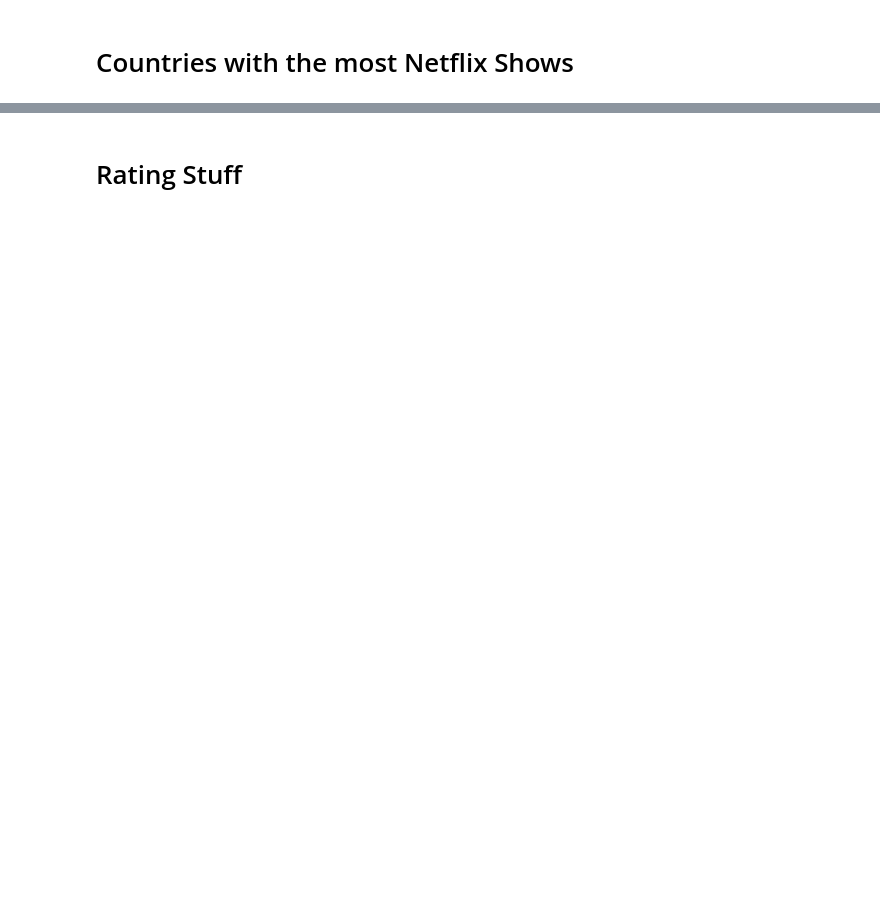
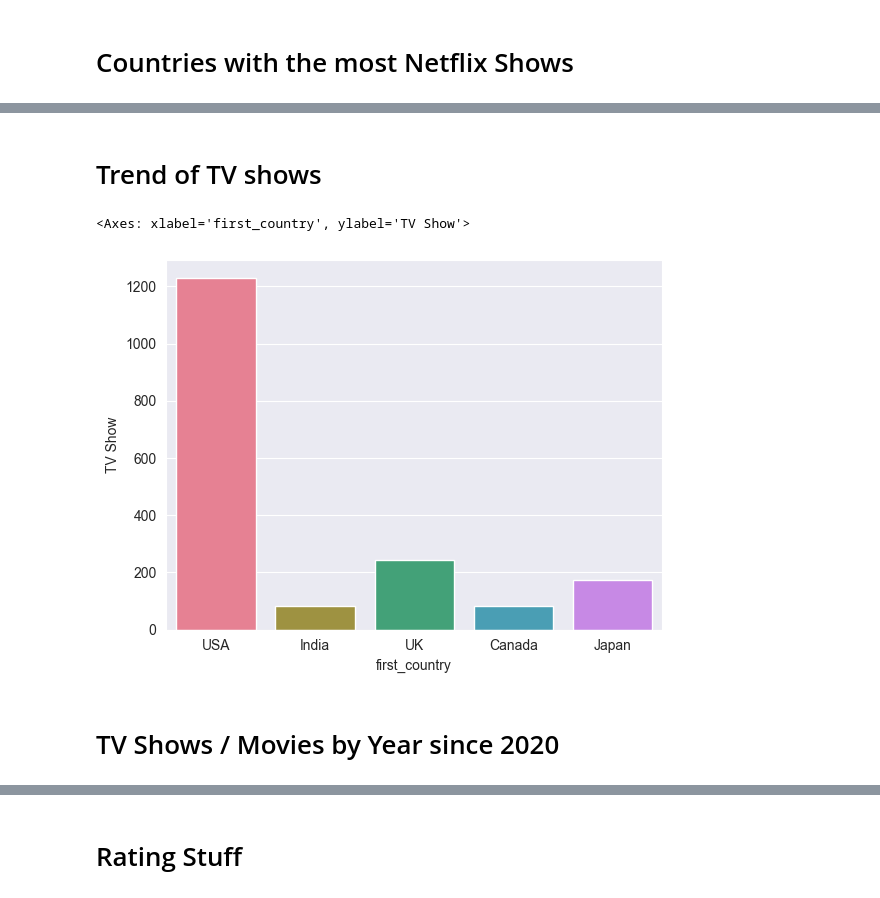
Before and after one commit to Ihaxxxx/Machine-Learning, a Jupyter notebook: Projects/Netflix Movies and TV Shows Dataset/index.ipynb, the cells around one changed output, grey strips where cells are left out. Drawn from its saved outputs; the diff is of its cells as text; code cells hidden in the pictures; blank space fills up the shorter version.

```diff
--- a/Projects/Netflix Movies and TV Shows Dataset/index.ipynb
+++ b/Projects/Netflix Movies and TV Shows Dataset/index.ipynb
@@ -181,0 +212,15 @@ TypeError: 'str' object is not callable
+# %% [markdown]
+# Trend of TV shows
+# %%
+data = data_q2q3[:5].reset_index()
+sns.barplot(
+    data=data,
+    y='TV Show',
+    x='first_country',
+    hue='first_country'
+)
+# %% [output]
+<Axes: xlabel='first_country', ylabel='TV Show'>
+[figure, added]
+# %% [markdown]
+# TV Shows / Movies by Year since 2020
```
Also changed, not shown: parts of 25 cells of this notebook, 15 other files.
